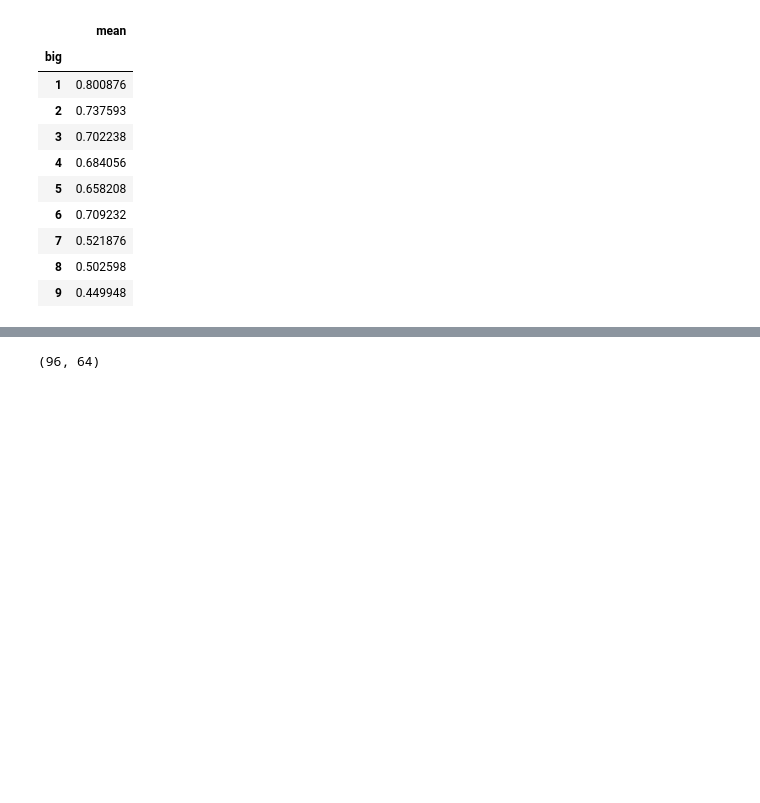
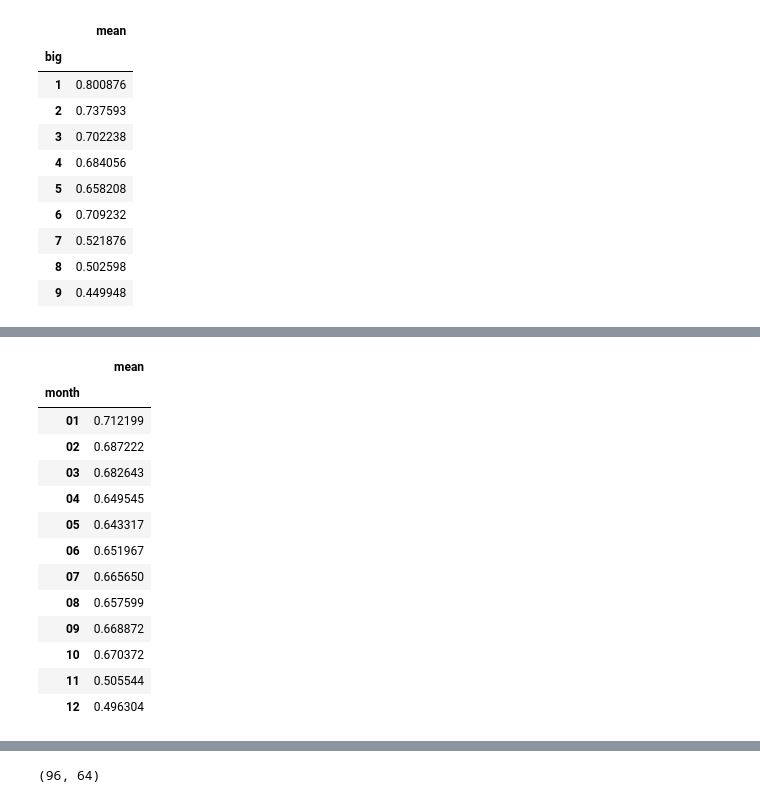
Before and after one commit to boostcampaitech4lv23recsys2/level2_dkt_recsys-level2-recsys-10, a Jupyter notebook: code/dkt/attention.ipynb, the cells around one changed output, grey strips where cells are left out. Saved outputs shown, nothing was run; the diff lists cells and outputs as text; code cells hidden in the pictures; blank space fills up the shorter version.

```diff
--- a/code/dkt/attention.ipynb
+++ b/code/dkt/attention.ipynb
@@ -65,0 +190,17 @@ df
+# %%
+df['month_mean'] = df.groupby('month')['answerCode'].agg(['mean'])
+# %% [output]
+|  | mean |
+| month |  |
+| 01 | 0.712199 |
+| 02 | 0.687222 |
+| 03 | 0.682643 |
+| 04 | 0.649545 |
+| 05 | 0.643317 |
+| 06 | 0.651967 |
+| 07 | 0.665650 |
+| 08 | 0.657599 |
+| 09 | 0.668872 |
+| 10 | 0.670372 |
+| 11 | 0.505544 |
+| 12 | 0.496304 |
```
Also changed, not shown: parts of 13 cells of this notebook, 6 other files.
